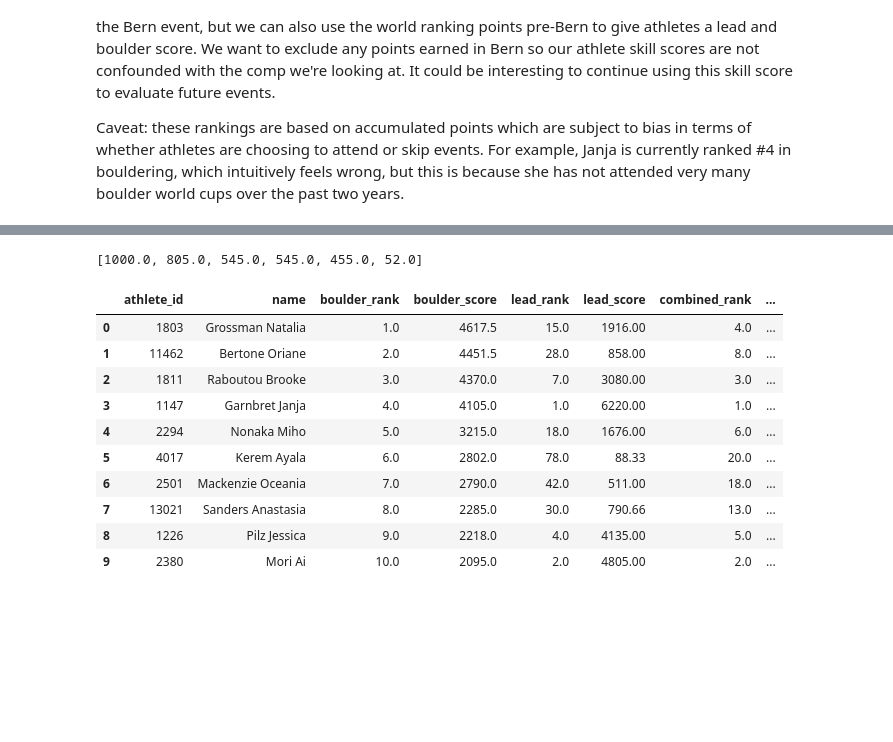
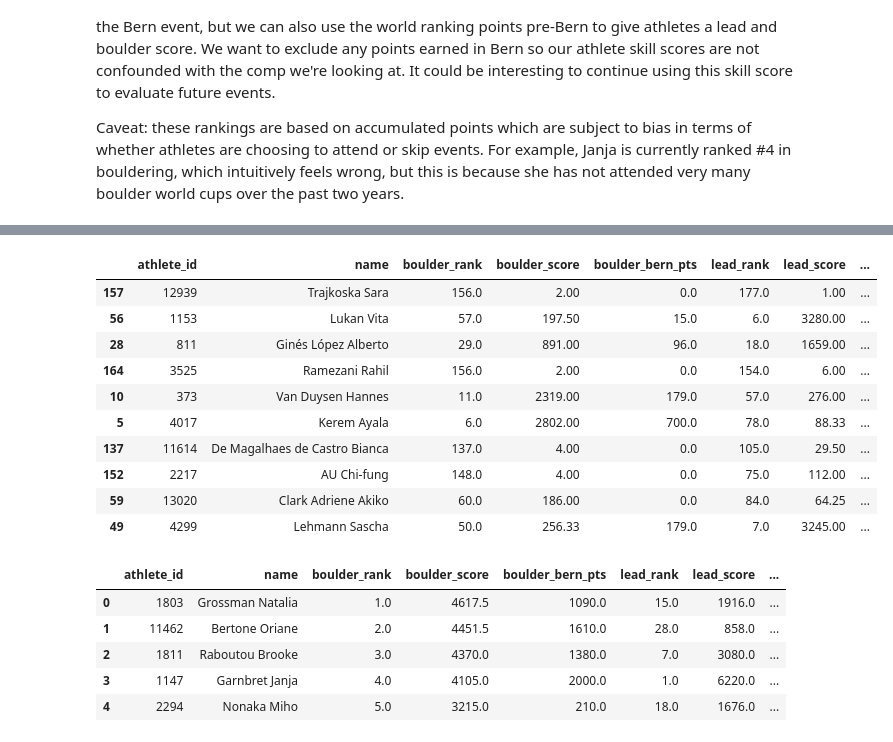
Before and after one commit to mlauter/compclimbingstats, a Jupyter notebook: leadadvantage.ipynb, the cells around one changed output, grey strips where cells are left out. Cells and saved outputs as stored; diff of their text form; code cells hidden in the pictures; blank space fills up the shorter version.

Commit message:
Finish discipline advantage analysis

```diff
--- a/leadadvantage.ipynb
+++ b/leadadvantage.ipynb
@@ -356,29 +342,30 @@ len(jsons)
-# %%
-# Now we want to recalculate scores excluding any points earned in Bern
-#def point_total(s, exclude_events=[]):
-
-mr = jsons[0]['ranking']
-sa = [s for s in mbr[0]['score_breakdown'] if s['discipline_kind'] == 'boulder']
-a = [pd.to_numeric(s['gained_pts']) for s in sa if s['event_id'] != bern_event_id]
-#len(sa)
-a
-#[{'athlete_id': r['athlete_id'], 'name': r['name'], 's': r['score_breakdown']} for r in mbr]
-# %% [output]
-[1000.0, 805.0, 545.0, 545.0, 455.0, 52.0]
 # %%
 # Throw out rows with NaN, we only want combined athletes
 cleanwrdf = wrdf.dropna()
-cleanwrdf.head(10)
+cleanwrdf.sample(10)
 # %% [output]
-|  | athlete_id | name | boulder_rank | boulder_score | lead_rank | lead_score | combined_rank | ... |
-| 0 | 1803 | Grossman Natalia | 1.0 | 4617.5 | 15.0 | 1916.00 | 4.0 | ... |
-| 1 | 11462 | Bertone Oriane | 2.0 | 4451.5 | 28.0 | 858.00 | 8.0 | ... |
-| 2 | 1811 | Raboutou Brooke | 3.0 | 4370.0 | 7.0 | 3080.00 | 3.0 | ... |
-| 3 | 1147 | Garnbret Janja | 4.0 | 4105.0 | 1.0 | 6220.00 | 1.0 | ... |
-| 4 | 2294 | Nonaka Miho | 5.0 | 3215.0 | 18.0 | 1676.00 | 6.0 | ... |
-| 5 | 4017 | Kerem Ayala | 6.0 | 2802.0 | 78.0 | 88.33 | 20.0 | ... |
-| 6 | 2501 | Mackenzie Oceania | 7.0 | 2790.0 | 42.0 | 511.00 | 18.0 | ... |
-| 7 | 13021 | Sanders Anastasia | 8.0 | 2285.0 | 30.0 | 790.66 | 13.0 | ... |
-| 8 | 1226 | Pilz Jessica | 9.0 | 2218.0 | 4.0 | 4135.00 | 5.0 | ... |
-| 9 | 2380 | Mori Ai | 10.0 | 2095.0 | 2.0 | 4805.00 | 2.0 | ... |
+|  | athlete_id | name | boulder_rank | boulder_score | boulder_bern_pts | lead_rank | lead_score | ... |
+| 157 | 12939 | Trajkoska Sara | 156.0 | 2.00 | 0.0 | 177.0 | 1.00 | ... |
+| 56 | 1153 | Lukan Vita | 57.0 | 197.50 | 15.0 | 6.0 | 3280.00 | ... |
+| 28 | 811 | Ginés López Alberto | 29.0 | 891.00 | 96.0 | 18.0 | 1659.00 | ... |
+| 164 | 3525 | Ramezani Rahil | 156.0 | 2.00 | 0.0 | 154.0 | 6.00 | ... |
+| 10 | 373 | Van Duysen Hannes | 11.0 | 2319.00 | 179.0 | 57.0 | 276.00 | ... |
+| 5 | 4017 | Kerem Ayala | 6.0 | 2802.00 | 700.0 | 78.0 | 88.33 | ... |
+| 137 | 11614 | De Magalhaes de Castro Bianca | 137.0 | 4.00 | 0.0 | 105.0 | 29.50 | ... |
+| 152 | 2217 | AU Chi-fung | 148.0 | 4.00 | 0.0 | 75.0 | 112.00 | ... |
+| 59 | 13020 | Clark Adriene Akiko | 60.0 | 186.00 | 0.0 | 84.0 | 64.25 | ... |
+| 49 | 4299 | Lehmann Sascha | 50.0 | 256.33 | 179.0 | 7.0 | 3245.00 | ... |
+# %%
+# Now we want to recalculate scores excluding any points earned in Bern
+cleanwrdf.loc[:,'pre_bern_boulder_score'] = cleanwrdf.boulder_score - cleanwrdf.boulder_bern_pts
+cleanwrdf.loc[:,'pre_bern_lead_score'] = cleanwrdf.lead_score - cleanwrdf.lead_bern_pts
+
+cleanwrdf.head()
+# %% [output]
+|  | athlete_id | name | boulder_rank | boulder_score | boulder_bern_pts | lead_rank | lead_score | ... |
+| 0 | 1803 | Grossman Natalia | 1.0 | 4617.5 | 1090.0 | 15.0 | 1916.0 | ... |
+| 1 | 11462 | Bertone Oriane | 2.0 | 4451.5 | 1610.0 | 28.0 | 858.0 | ... |
+| 2 | 1811 | Raboutou Brooke | 3.0 | 4370.0 | 1380.0 | 7.0 | 3080.0 | ... |
+| 3 | 1147 | Garnbret Janja | 4.0 | 4105.0 | 2000.0 | 1.0 | 6220.0 | ... |
+| 4 | 2294 | Nonaka Miho | 5.0 | 3215.0 | 210.0 | 18.0 | 1676.0 | ... |
 # %%
```
Also changed, not shown: parts of 17 cells of this notebook.
